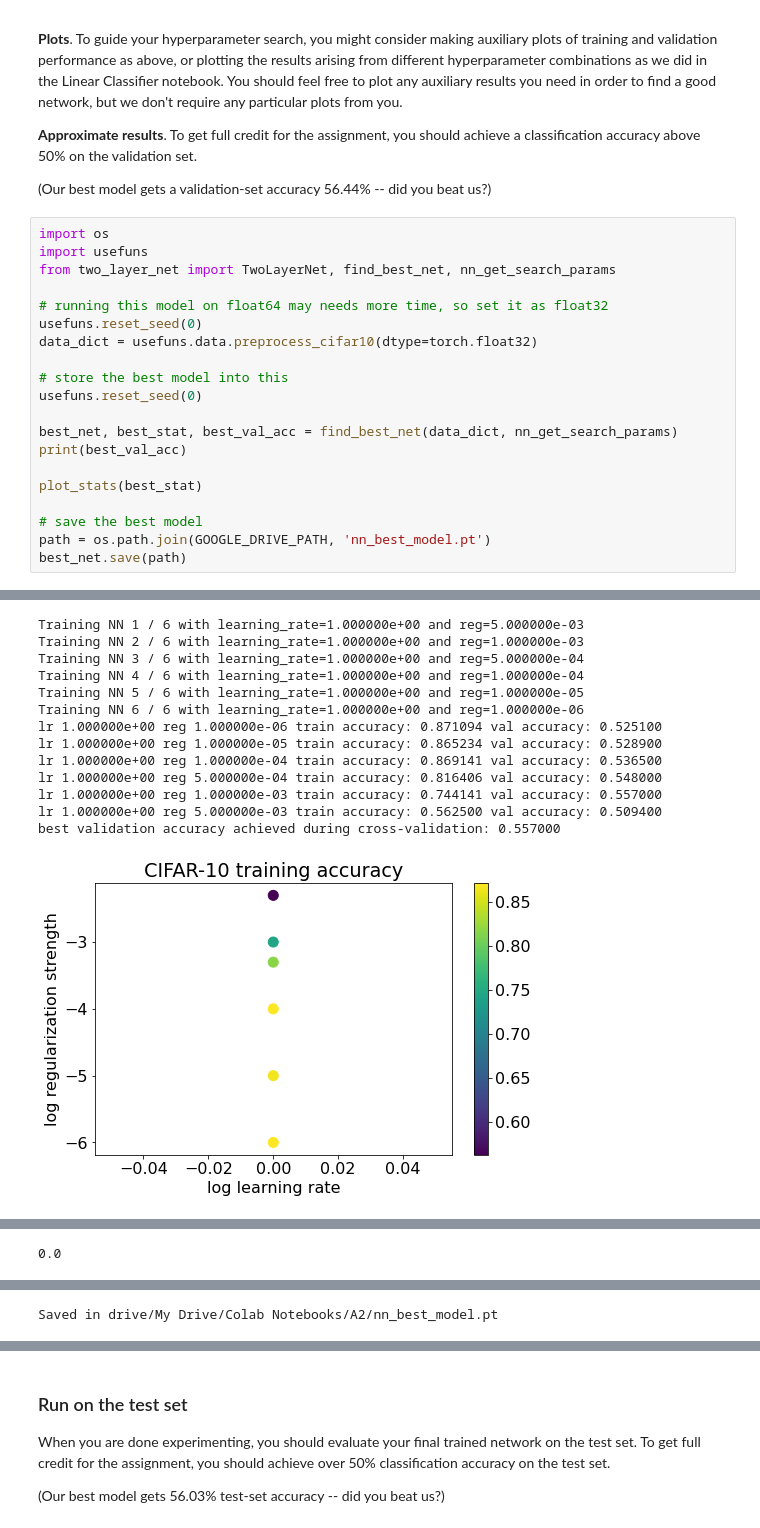
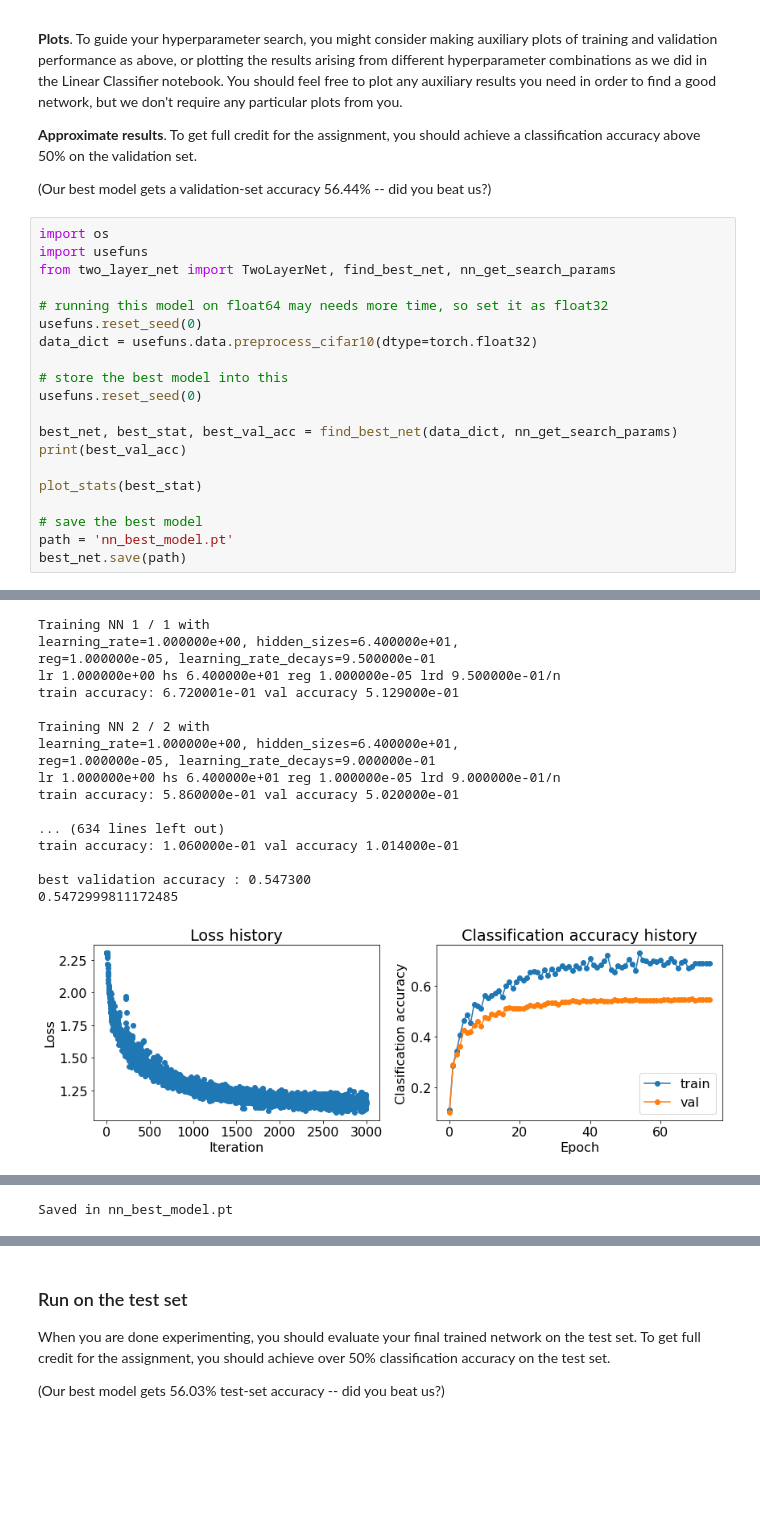
Before and after one commit to sally11131114/1102_DeepLearning, a Jupyter notebook: HW4/two_layer_net.ipynb, the cells around one changed output, grey strips where cells are left out. Saved outputs shown, nothing was run; the diff lists cells and outputs as text; blank space fills up the shorter version.

```diff
--- a/HW4/two_layer_net.ipynb
+++ b/HW4/two_layer_net.ipynb
@@ -499,36 +499,40 @@ train with learning rate: 100.0
 # %%
 import os
 import usefuns
 from two_layer_net import TwoLayerNet, find_best_net, nn_get_search_params
 
 # running this model on float64 may needs more time, so set it as float32
 usefuns.reset_seed(0)
 data_dict = usefuns.data.preprocess_cifar10(dtype=torch.float32)
 
 # store the best model into this
 usefuns.reset_seed(0)
 
 best_net, best_stat, best_val_acc = find_best_net(data_dict, nn_get_search_params)
 print(best_val_acc)
 
 plot_stats(best_stat)
 
 # save the best model
-path = os.path.join(GOOGLE_DRIVE_PATH, 'nn_best_model.pt')
+path = 'nn_best_model.pt'
 best_net.save(path)
 # %% [output]
 [figure]
-Training NN 1 / 6 with learning_rate=1.000000e+00 and reg=5.000000e-03
-Training NN 2 / 6 with learning_rate=1.000000e+00 and reg=1.000000e-03
-Training NN 3 / 6 with learning_rate=1.000000e+00 and reg=5.000000e-04
-Training NN 4 / 6 with learning_rate=1.000000e+00 and reg=1.000000e-04
-Training NN 5 / 6 with learning_rate=1.000000e+00 and reg=1.000000e-05
-Training NN 6 / 6 with learning_rate=1.000000e+00 and reg=1.000000e-06
-lr 1.000000e+00 reg 1.000000e-06 train accuracy: 0.871094 val accuracy: 0.525100
-lr 1.000000e+00 reg 1.000000e-05 train accuracy: 0.865234 val accuracy: 0.528900
-lr 1.000000e+00 reg 1.000000e-04 train accuracy: 0.869141 val accuracy: 0.536500
-lr 1.000000e+00 reg 5.000000e-04 train accuracy: 0.816406 val accuracy: 0.548000
-lr 1.000000e+00 reg 1.000000e-03 train accuracy: 0.744141 val accuracy: 0.557000
-lr 1.000000e+00 reg 5.000000e-03 train accuracy: 0.562500 val accuracy: 0.509400
-best validation accuracy achieved during cross-validation: 0.557000
+Training NN 1 / 1 with
+learning_rate=1.000000e+00, hidden_sizes=6.400000e+01,
+reg=1.000000e-05, learning_rate_decays=9.500000e-01
+lr 1.000000e+00 hs 6.400000e+01 reg 1.000000e-05 lrd 9.500000e-01/n
+train accuracy: 6.720001e-01 val accuracy 5.129000e-01
+
+Training NN 2 / 2 with
+learning_rate=1.000000e+00, hidden_sizes=6.400000e+01,
+reg=1.000000e-05, learning_rate_decays=9.000000e-01
+lr 1.000000e+00 hs 6.400000e+01 reg 1.000000e-05 lrd 9.000000e-01/n
+train accuracy: 5.860000e-01 val accuracy 5.020000e-01
+
+... (634 lines left out)
+train accuracy: 1.060000e-01 val accuracy 1.014000e-01
+
+best validation accuracy : 0.547300
+0.5472999811172485
-[figure, old version]
+[figure, new version]
@@ -536 +539 @@ best validation accuracy achieved during cross-validation: 0.557000
-0.0
+Saved in nn_best_model.pt
@@ -538,4 +540,3 @@ best validation accuracy achieved during cross-validation: 0.557000
-Saved in drive/My Drive/Colab Notebooks/A2/nn_best_model.pt
 # %%
 # Check the validation-set accuracy of your best model
 y_val_preds = best_net.predict(data_dict['X_val'])
```
Also changed, not shown: parts of 6 cells of this notebook, 1 other file.
